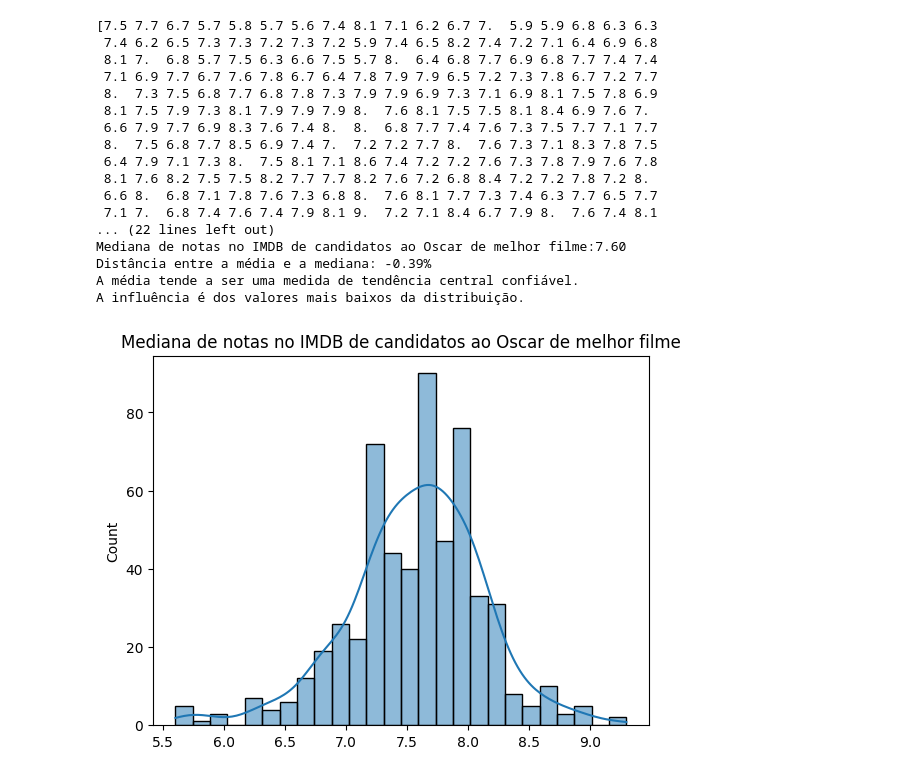
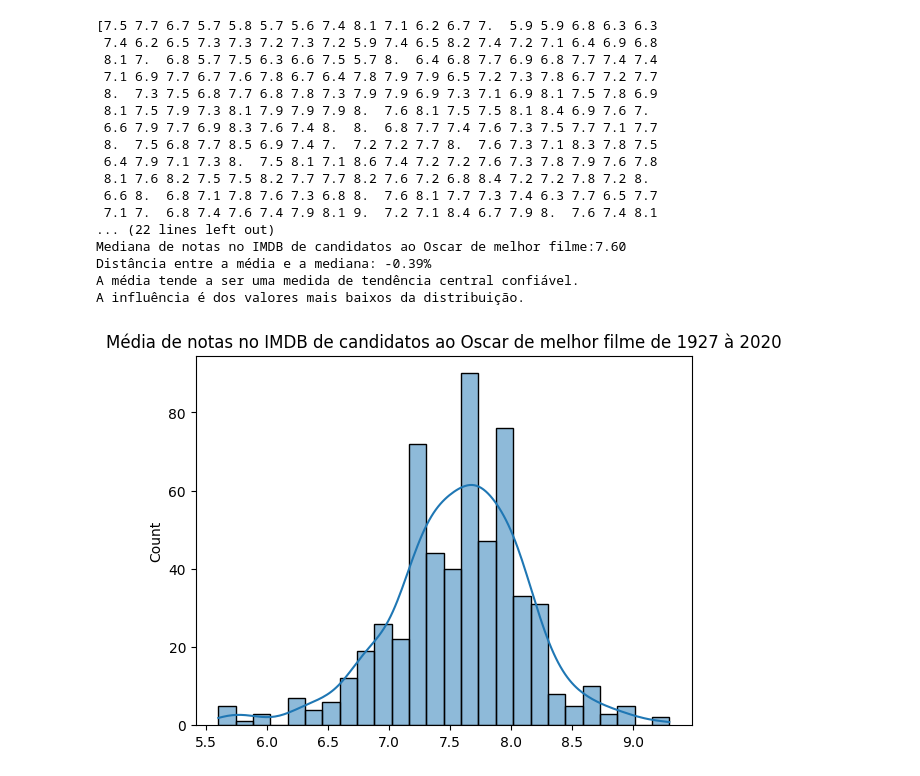
Before and after one commit to ThiPi93/BigDataSenacNI, a Jupyter notebook: Conheça_o_Colab.ipynb, the cells around one changed output. Drawn from its saved outputs; the diff is of its cells as text; code cells hidden in the pictures.

```diff
--- a/Conheça_o_Colab.ipynb
+++ b/Conheça_o_Colab.ipynb
@@ -5,7 +10,4 @@
 # %%
-import numpy as np
-import pandas as pd
-
 imdb_rating = np.genfromtxt('/content/imdb_projeto.csv', delimiter=';', skip_header=1, dtype=None, encoding='utf-8', usecols=8)
 print(imdb_rating)
 print(type(imdb_rating))
@@ -36,13 +38,6 @@ if media > mediana:
     print("A influência é dos valores mais altos da distribuição.")
 elif media < mediana:
     print("A influência é dos valores mais baixos da distribuição.")
-
-import matplotlib.pyplot as plt  # Importando a biblioteca Matplotlib
-import seaborn as sns  # Importando a biblioteca Seaborn
-
-sns.histplot(imdb_rating, kde=True) # kde=True adiciona a curva de densidade, traduzindo seria "Kernel Density Estimate"
-plt.title('Mediana de notas no IMDB de candidatos ao Oscar de melhor filme')
-plt.show()
 # %% [output]
 [7.5 7.7 6.7 5.7 5.8 5.7 5.6 7.4 8.1 7.1 6.2 6.7 7.  5.9 5.9 6.8 6.3 6.3
  7.4 6.2 6.5 7.3 7.3 7.2 7.3 7.2 5.9 7.4 6.5 8.2 7.4 7.2 7.1 6.4 6.9 6.8
@@ -61,4 +56,12 @@ Mediana de notas no IMDB de candidatos ao Oscar de melhor filme:7.60
 Distância entre a média e a mediana: -0.39%
 A média tende a ser uma medida de tendência central confiável.
 A influência é dos valores mais baixos da distribuição.
-[figure, removed]
+# %%
+import matplotlib.pyplot as plt  # Importando a biblioteca Matplotlib
+import seaborn as sns  # Importando a biblioteca Seaborn
+
+sns.histplot(imdb_rating, kde=True) # kde=True adiciona a curva de densidade, traduzindo seria "Kernel Density Estimate"
+plt.title('Média de notas no IMDB de candidatos ao Oscar de melhor filme de 1927 à 2020')
+plt.show()
+# %% [output]
+[figure, added]
```
Also changed, not shown: parts of 3 cells of this notebook.
